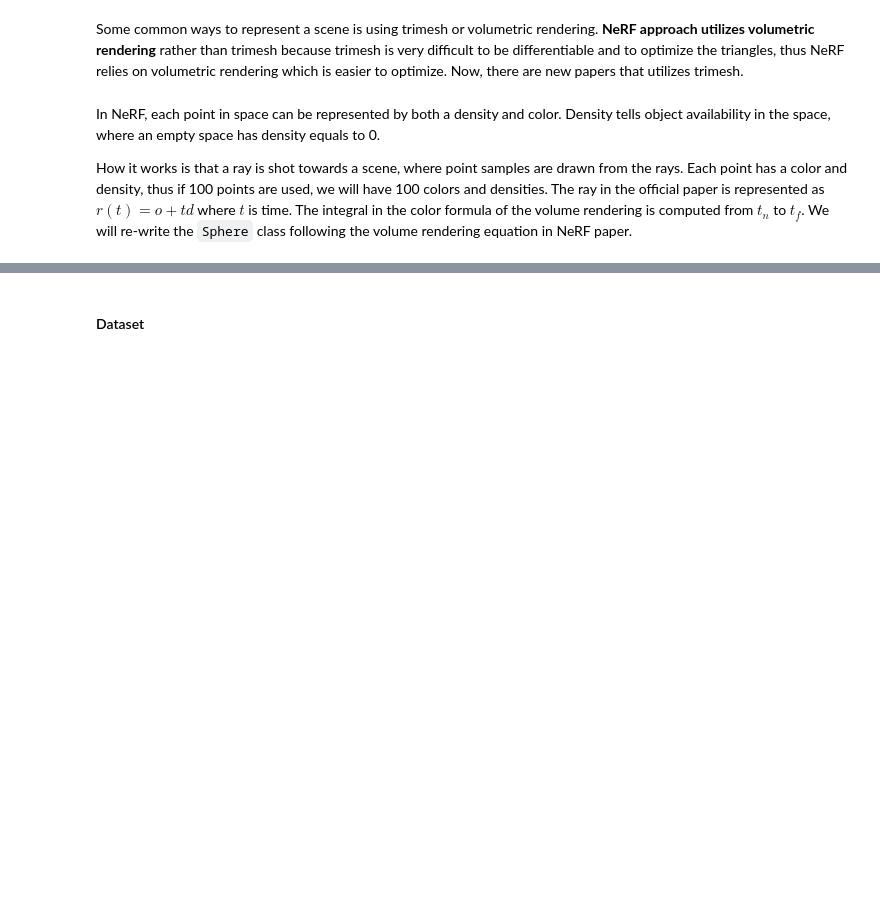
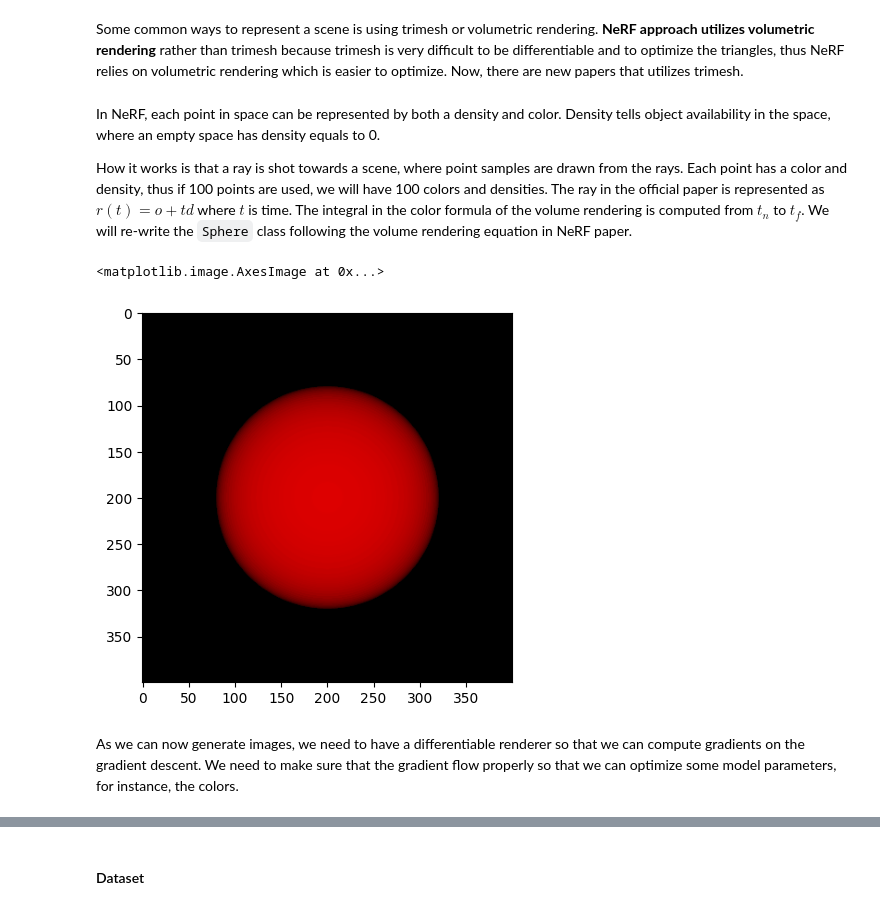
Before and after one commit to abdel-habib/ai-notebooks, a Jupyter notebook: nerf.ipynb, the cells around one changed output, grey strips where cells are left out. Drawn from its saved outputs; the diff is of its cells as text; code cells hidden in the pictures; blank space fills up the shorter version.

```diff
--- a/nerf.ipynb
+++ b/nerf.ipynb
@@ -168,14 +170,17 @@ class Sphere():
         self.c = c # color
 
     def intersect(self, x):
+        """
+        :param x: points [batch_size, 3]
+        """
         # x: position x, will have a density and color, need to make sure that the point x is inside the sphere
         # we minus - self.p[0]) to take into account the center of the sphere
         # (x-xc)^2 + (y-yc)^2 + (z-zc)^2 <= r^2
         condition = (x[:, 0] - self.p[0])** 2 + (x[:, 1] - self.p[1])** 2 + (x[:, 2] - self.p[2])** 2 <= self.r**2
 
-        num_rays = o.shape[0]
-        colors = np.zeros((num_rays, 3))
-        density = np.zeros((num_rays, 1))
+        num_rays = x.shape[0]
+        colors = torch.zeros((num_rays, 3))
+        density = torch.zeros((num_rays, 1))
 
         colors[condition] = self.c # else will be 0
         density[condition] = 10
@@ -191,0 +243,11 @@ s = Sphere(np.array([0., 0., -1.]), .1, np.array([1., 0., 0.,]))
+# %%
+model = Sphere(torch.tensor([0., 0., -1.]), 0.1, torch.tensor([1., 0., 0.,]))
+px_colors = rendering(model, torch.from_numpy(rays_o), torch.from_numpy(rays_d), 0.8, 1.2)
+# %%
+img =  px_colors.reshape(H, W, 3).cpu().numpy()
+plt.imshow(img)
+# %% [output]
+<matplotlib.image.AxesImage at 0x...>
+[figure, added]
+# %% [markdown]
+As we can now generate images, we need to have a differentiable renderer so that we can compute gradients on the gradient descent. We need to make sure that the gradient flow properly so that we can optimize some model parameters, for instance, the colors.
```
Also changed, not shown: parts of 20 cells of this notebook.
